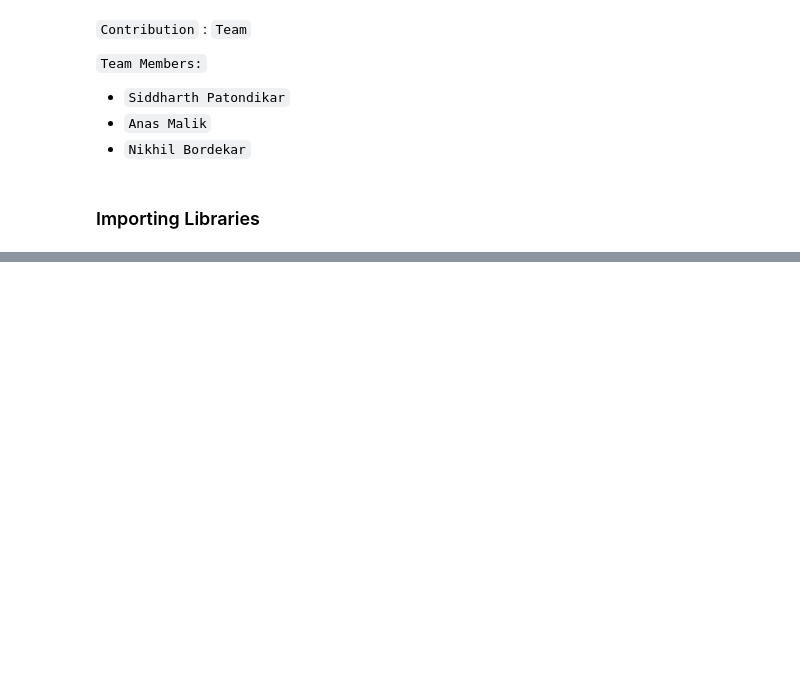
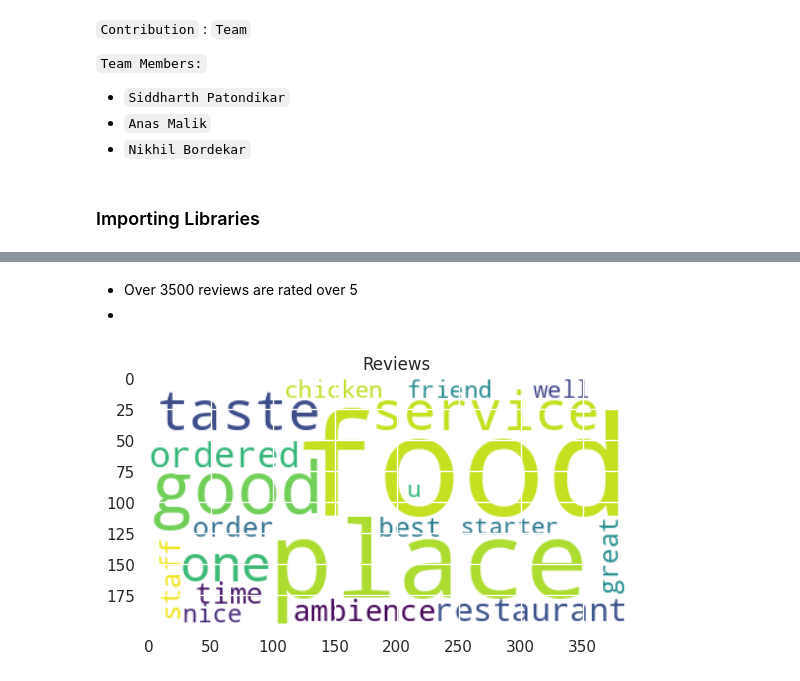
Before and after one commit to sidpatondikar/Capstone-Zomato-Restaurant-Clustering-and-Sentiment-Analysis, a Jupyter notebook: Zomato_Restaurant_Clustering.ipynb, the cells around one changed output, grey strips where cells are left out. Cells and saved outputs as stored; diff of their text form; code cells hidden in the pictures; blank space fills up the shorter version.

```diff
--- a/Zomato_Restaurant_Clustering.ipynb
+++ b/Zomato_Restaurant_Clustering.ipynb
@@ -76,0 +332,15 @@ memory usage: 5.0+ KB
+# %% [markdown]
+- Over 3500 reviews are rated over 5
+-
+# %%
+# Chart - 4
+
+#Wordcloud for column review
+review = ' '.join(word for word in review_df['Review'].tolist())
+wordcloud_title = WordCloud(stopwords=STOPWORDS, background_color='white', min_font_size=15).generate(review)
+
+plt.imshow(wordcloud_title,interpolation='bilinear')
+plt.title('Reviews')
+plt.show()
+# %% [output]
+[figure, added]
```
Also changed, not shown: parts of 40 cells of this notebook.
